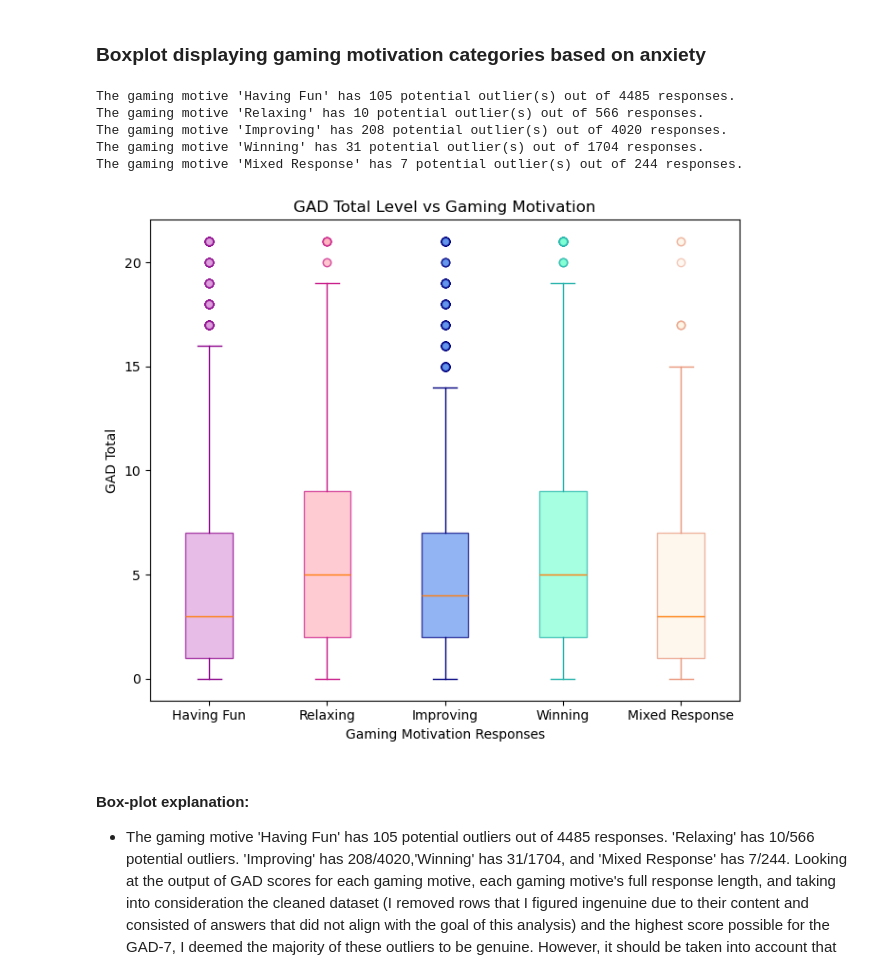
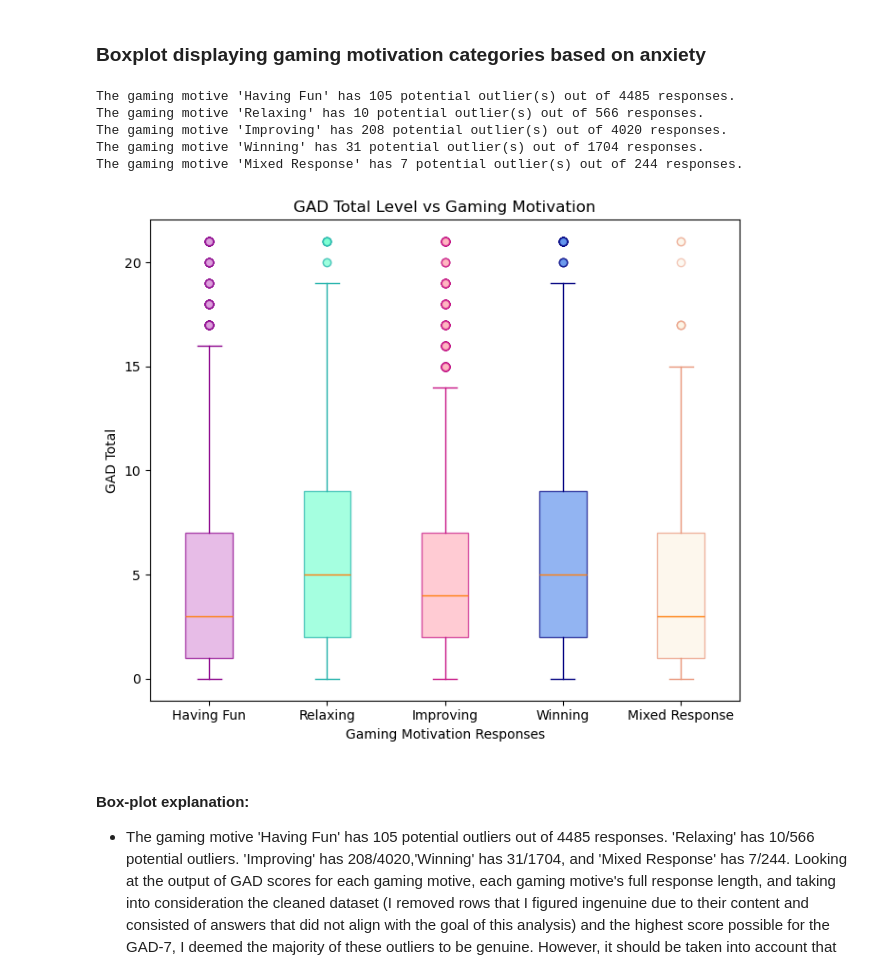
Before and after one commit to ComfyKoala/Project_1_Group_1, a Jupyter notebook: final_analysis/final_analysis.ipynb, the cells around one changed output. Saved outputs shown, nothing was run; the diff lists cells and outputs as text; code cells hidden in the pictures.

Commit message:
updated colors for graph

```diff
--- a/final_analysis/final_analysis.ipynb
+++ b/final_analysis/final_analysis.ipynb
@@ -810,41 +810,41 @@ fig, ax = plt.subplots(figsize=(7,6))
 positions = range(1, len(gaming_motive) +1)
 
 #setting colors and edgecolors for each gaming motive
-box_colors = ["plum", "lightpink", "cornflowerblue", "aquamarine", "oldlace"]
-box_edgec = ["darkmagenta", "mediumvioletred", "navy", "lightseagreen", "darksalmon"]
+box_colors = ["plum", "aquamarine", "lightpink", "cornflowerblue", "oldlace"]
+box_edgec = ["darkmagenta", "lightseagreen", "mediumvioletred", "navy", "darksalmon"]
 
 #plotting box plots for each gaming motive based on GAD Total
 for i, motive in enumerate(gaming_motive):
     motive_data = plot_data_df[plot_data_df['Gaming Motivation'] == motive]['GAD Total']
 
     #formatting boxplots
     boxplot = ax.boxplot(motive_data,
                          positions=[positions[i]],
                          widths=0.4,
                          patch_artist=True,
                          boxprops=dict(facecolor= box_colors[i], edgecolor= box_edgec[i], alpha= 0.7),
                          whiskerprops=dict(color= box_edgec[i], alpha= 1),
                          flierprops=dict(marker= 'o', markerfacecolor= box_colors[i], markeredgecolor= box_edgec[i], markersize= 6, alpha= 0.5),
                          capprops=dict(color= box_edgec[i], alpha= 1))
 
 #extra formatting for boxplots
 ax.set_xticks(positions)
 ax.set_xticklabels(gaming_motive)
 ax.set_title('GAD Total Level vs Gaming Motivation')
 ax.set_ylabel('GAD Total')
 ax.set_xlabel('Gaming Motivation Responses')
 
 
 plt.tight_layout()
 fold_path = "../images/"
 plt.savefig(fold_path + 'GameMotive_BoxPlot')
 # %% [output]
 The gaming motive 'Having Fun' has 105 potential outlier(s) out of 4485 responses.
 The gaming motive 'Relaxing' has 10 potential outlier(s) out of 566 responses.
 The gaming motive 'Improving' has 208 potential outlier(s) out of 4020 responses.
 The gaming motive 'Winning' has 31 potential outlier(s) out of 1704 responses.
 The gaming motive 'Mixed Response' has 7 potential outlier(s) out of 244 responses.
-[figure, old version]
+[figure, new version]
 # %% [markdown]
 #### Box-plot explanation:
 - The gaming motive 'Having Fun' has 105 potential outliers out of 4485 responses. 'Relaxing' has 10/566 potential outliers. 'Improving' has 208/4020,'Winning' has 31/1704, and 'Mixed Response' has 7/244. Looking at the output of GAD scores for each gaming motive, each gaming motive's full response length, and taking into consideration the cleaned dataset (I removed rows that I figured ingenuine due to their content and consisted of answers that did not align with the goal of this analysis) and the highest score possible for the GAD-7, I deemed the majority of these outliers to be genuine. However, it should be taken into account that based on our population (2015 online gamers/reddit users likely not within a strict survey environment) it is likely some responses may be disingenuine.
```
Also changed, not shown: parts of 2 cells of this notebook, 1 other file.
